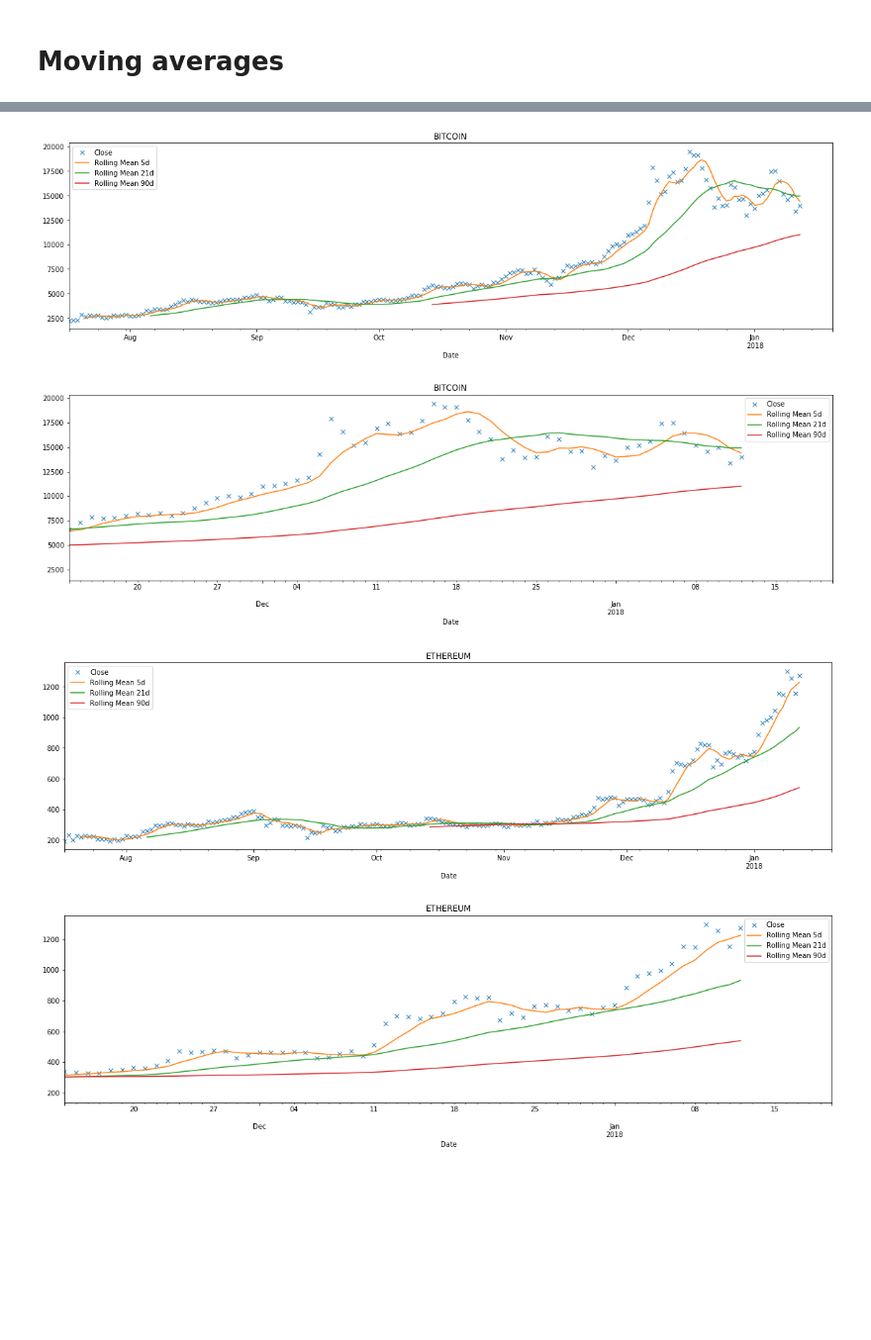
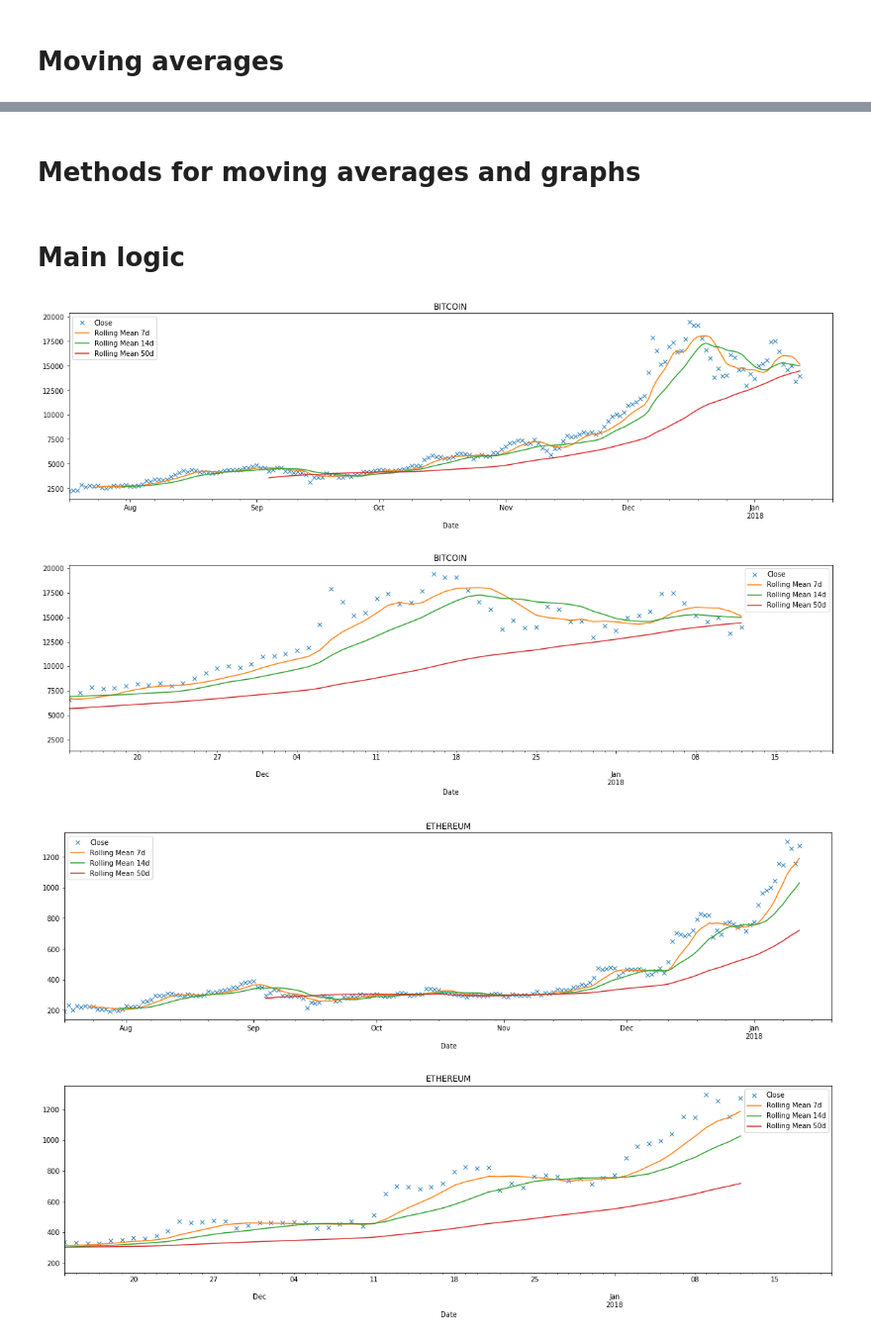
Before and after one commit to nyluntu/cryptocurrency, a Jupyter notebook: MovinAverages.ipynb, the cells around one changed output, grey strips where cells are left out. Shown: that part at 99% size. Saved outputs shown, nothing was run; the diff lists cells and outputs as text; code cells hidden in the pictures; blank space fills up the shorter version.

Commit message:
Add coin prices chart

```diff
--- a/MovinAverages.ipynb
+++ b/MovinAverages.ipynb
@@ -124,3 +126,5 @@ def rowsFromFile(filename):
         rows = csv.reader(infile, delimiter=',')
         for row in rows:
             print(row)
+# %% [markdown]
+# Methods for moving averages and graphs
@@ -127,6 +201,9 @@ def rowsFromFile(filename):
+# %% [markdown]
+# Main logic
 # %%
-# initialize global variables
-flag_update_coin_history = True
+# initialize global variables - change if needed
+flag_update_coin_history = False
+flag_save_coin_chart = False
 
 long_chart_days = 180
 short_chart_days = 60
@@ -151,3 +228,5 @@ followed_coins = [
     "litecoin",
     "ripple"
 ]
+
+followed_averages = [7, 14, 50]
@@ -204,16 +233,18 @@ def save_plot(coin_plot, filename, result_dir):
 # %%
 for coin in followed_coins:
     if flag_update_coin_history:
         update_coin_history(coin, history_start, history_end, result_dir_history)
 
     df_coin = get_coin_dataframe(result_dir_history + "/" + coin + ".csv")
-    df_coin = calculate_moving_averages(df_coin)
-    coin_long_plot = make_long_plot(df_coin, coin.upper(), start_long, end)
-    coin_short_plot = make_short_plot(df_coin, coin.upper(), start_short, end)
-    save_plot(coin_long_plot, coin + "_long_graph.png", result_dir_graphs)
-    save_plot(coin_short_plot, coin + "_short_graph.png", result_dir_graphs)
+    df_coin = calculate_moving_averages(df_coin, followed_averages)
+    coin_long_plot = make_long_plot(df_coin, coin.upper(), start_long, end, followed_averages)
+    coin_short_plot = make_short_plot(df_coin, coin.upper(), start_short, end, followed_averages)
+
+    if flag_save_coin_chart:
+        save_plot(coin_long_plot, coin + "_long_graph.png", result_dir_graphs)
+        save_plot(coin_short_plot, coin + "_short_graph.png", result_dir_graphs)
 # %% [output]
-[figure, old version]
+[figure, new version]
-[figure, old version]
+[figure, new version]
-[figure, old version]
+[figure, new version]
-[figure, old version]
+[figure, new version]
```
Also changed, not shown: parts of 6 cells of this notebook.
